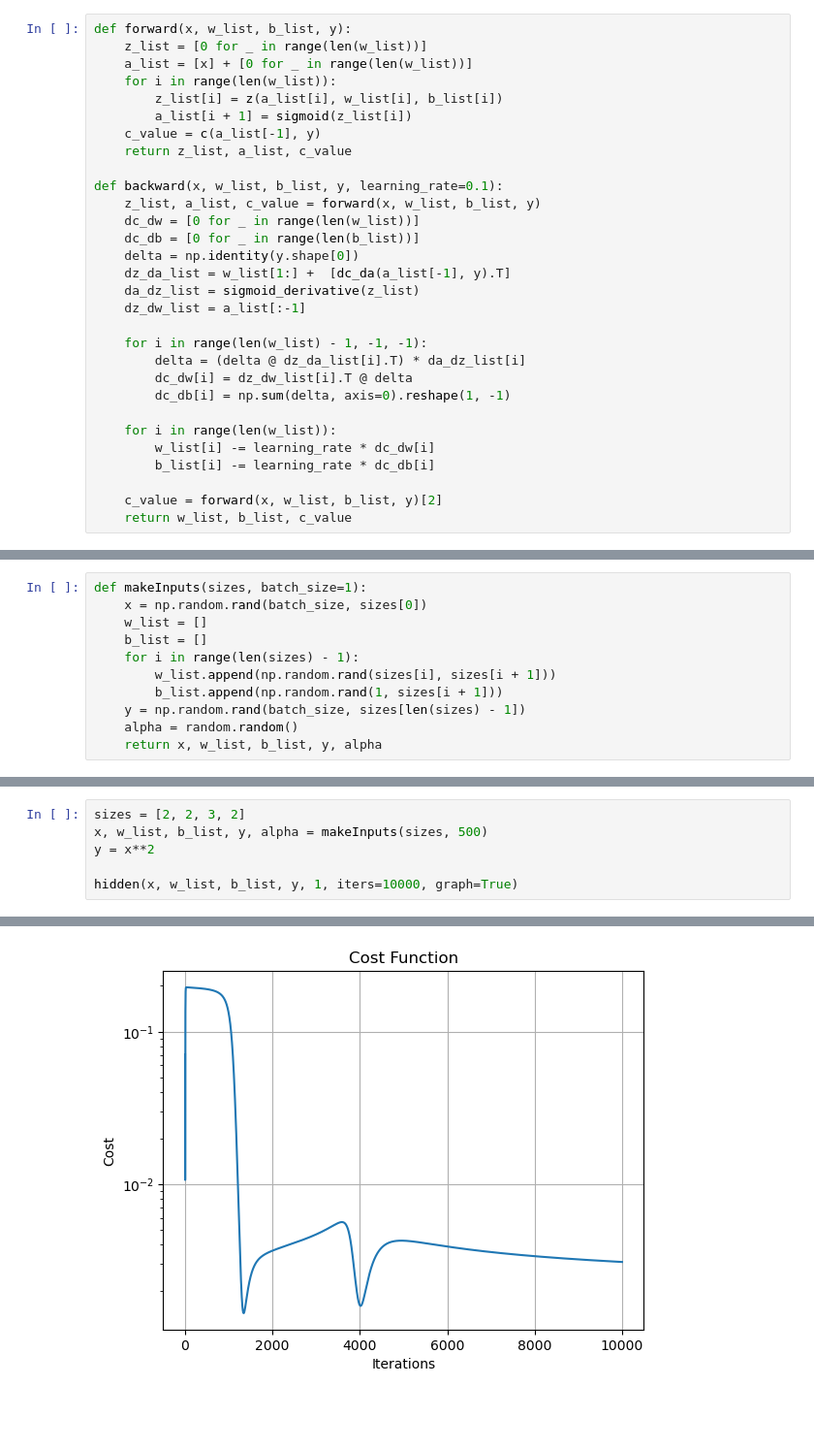
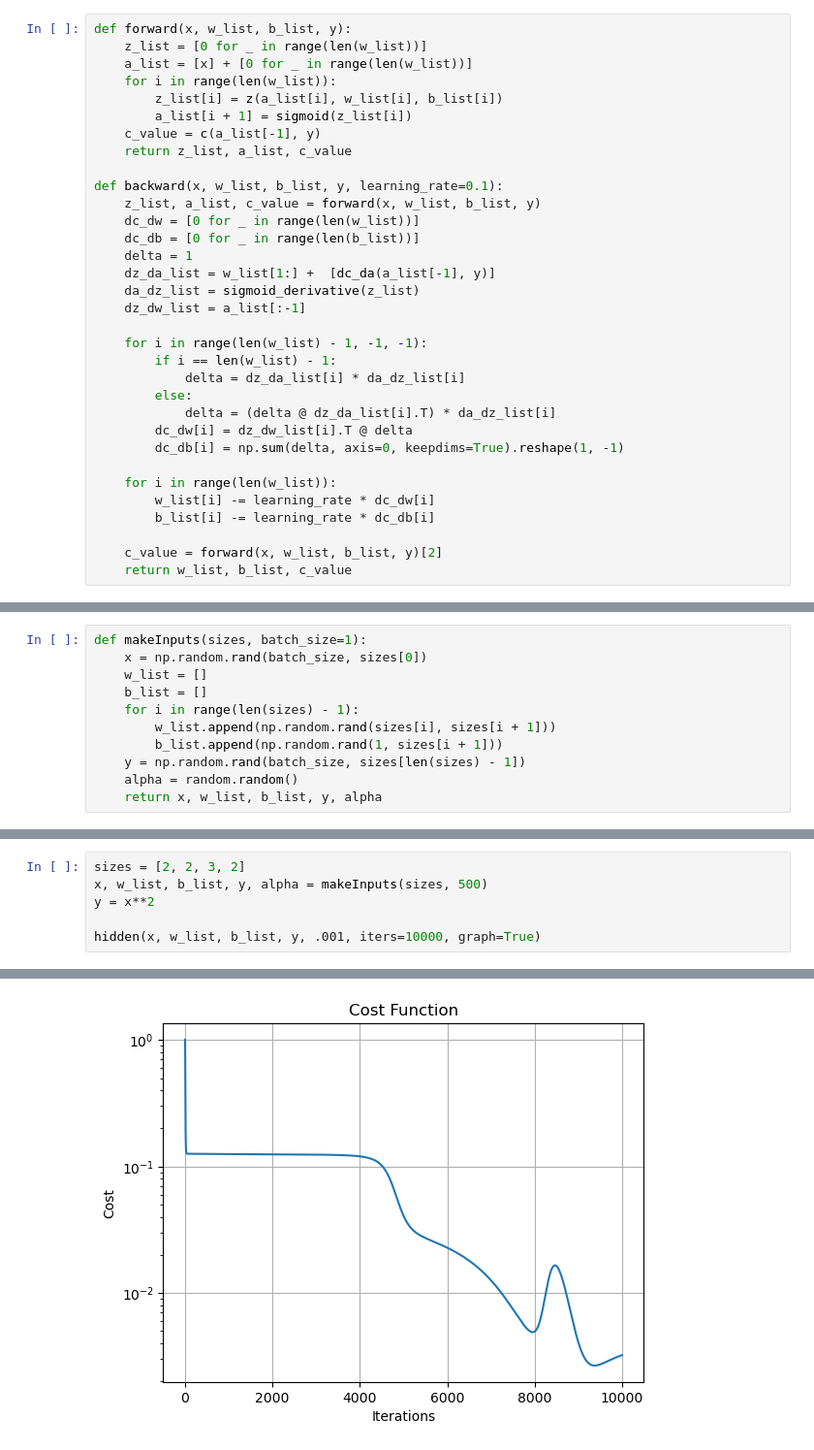
Before and after one commit to Stepheng753/MathProjects, a Jupyter notebook: NumberRecognition/version4.0/MultInputHidden.ipynb, the cells around one changed output, grey strips where cells are left out. Shown at 97% size. Cells and saved outputs as stored; diff of their text form; blank space fills up the shorter version.

```diff
--- a/NumberRecognition/version4.0/MultInputHidden.ipynb
+++ b/NumberRecognition/version4.0/MultInputHidden.ipynb
@@ -45,15 +45,18 @@ def backward(x, w_list, b_list, y, learning_rate=0.1):
     z_list, a_list, c_value = forward(x, w_list, b_list, y)
     dc_dw = [0 for _ in range(len(w_list))]
     dc_db = [0 for _ in range(len(b_list))]
-    delta = np.identity(y.shape[0])
-    dz_da_list = w_list[1:] +  [dc_da(a_list[-1], y).T]
+    delta = 1
+    dz_da_list = w_list[1:] +  [dc_da(a_list[-1], y)]
     da_dz_list = sigmoid_derivative(z_list)
     dz_dw_list = a_list[:-1]
 
     for i in range(len(w_list) - 1, -1, -1):
-        delta = (delta @ dz_da_list[i].T) * da_dz_list[i]
+        if i == len(w_list) - 1:
+            delta = dz_da_list[i] * da_dz_list[i]
+        else:
+            delta = (delta @ dz_da_list[i].T) * da_dz_list[i]
         dc_dw[i] = dz_dw_list[i].T @ delta
-        dc_db[i] = np.sum(delta, axis=0).reshape(1, -1)
+        dc_db[i] = np.sum(delta, axis=0, keepdims=True).reshape(1, -1)
 
     for i in range(len(w_list)):
         w_list[i] -= learning_rate * dc_dw[i]
@@ -125,5 +128,5 @@ sizes = [2, 2, 3, 2]
 x, w_list, b_list, y, alpha = makeInputs(sizes, 500)
 y = x**2
 
-hidden(x, w_list, b_list, y, 1, iters=10000, graph=True)
+hidden(x, w_list, b_list, y, .001, iters=10000, graph=True)
 # %% [output]
@@ -147,4 +150,4 @@ Final Cost: 0.00308820317106801
-[figure, old version]
+[figure, new version]
 # %%
 x = np.array([[0.1, 0.2], [0.3, 0.4], [0.5, 0.6]])
 y = x **2
```
Also changed, not shown: parts of 3 cells of this notebook.
